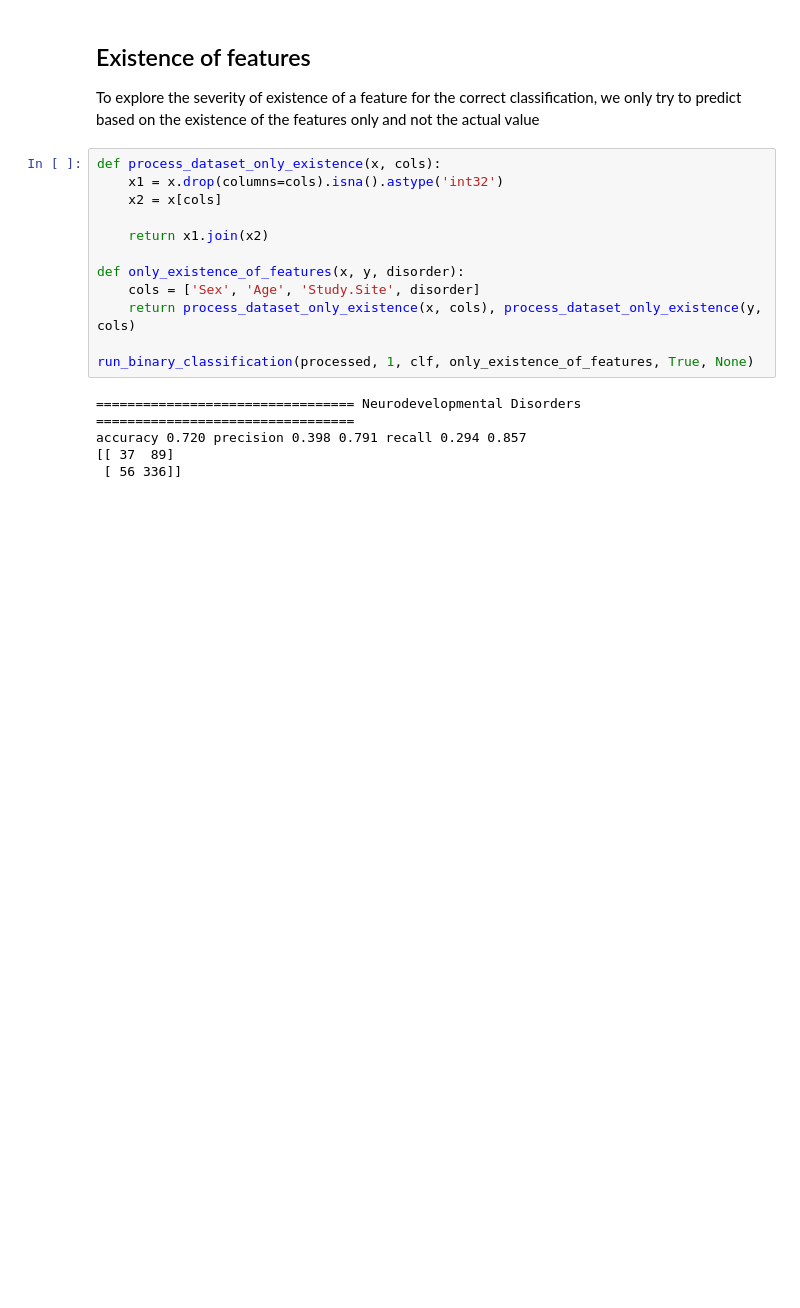
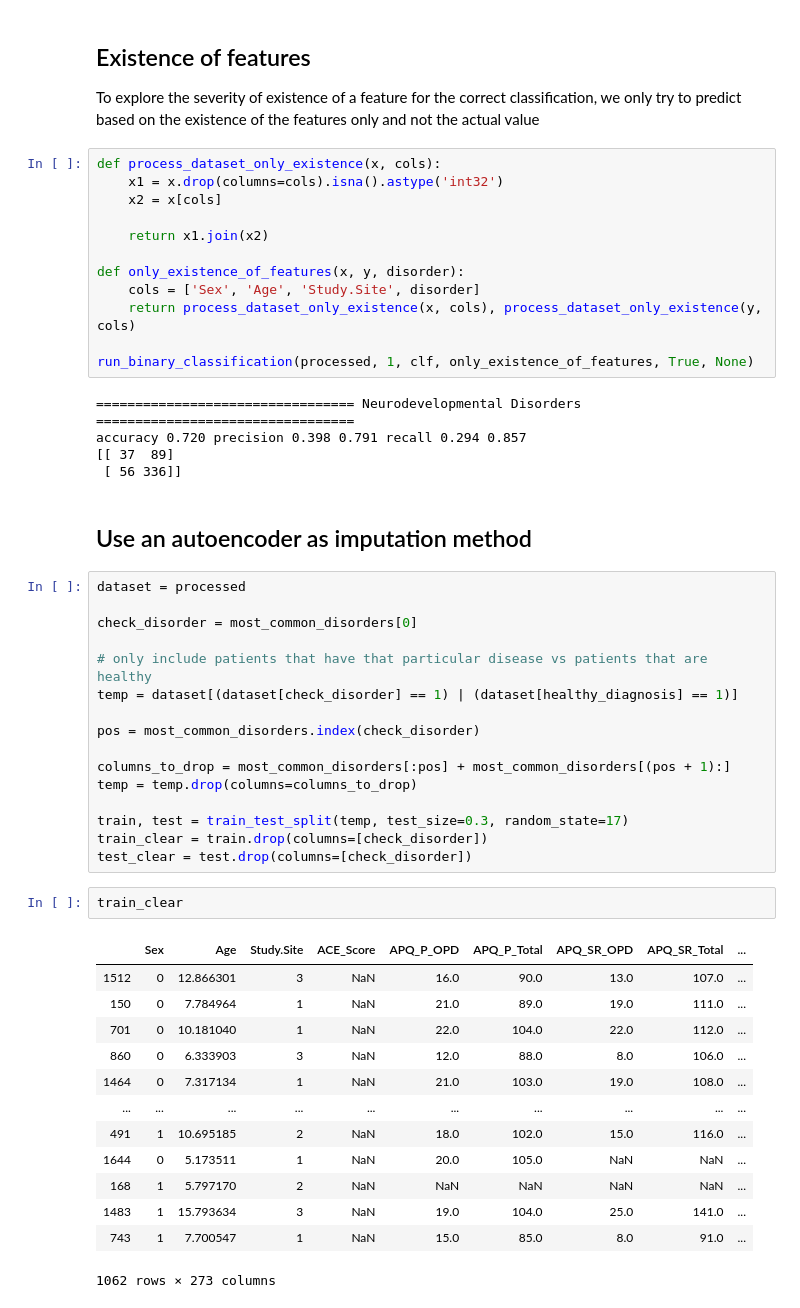
Before and after one commit to sanagno/psychiatry-mri-eeg, a Jupyter notebook: data_imputation.ipynb, the cells around one changed output. Saved outputs shown, nothing was run; the diff lists cells and outputs as text; blank space fills up the shorter version.

Commit message:
autoencoder as imputation method

```diff
--- a/data_imputation.ipynb
+++ b/data_imputation.ipynb
@@ -429,3 +429,37 @@ run_binary_classification(processed, 1, clf, only_existence_of_features, True, N
 accuracy 0.720 precision 0.398 0.791 recall 0.294 0.857
 [[ 37  89]
  [ 56 336]]
+# %% [markdown]
+## Use an autoencoder as imputation method
+# %%
+dataset = processed
+
+check_disorder = most_common_disorders[0]
+
+# only include patients that have that particular disease vs patients that are healthy
+temp = dataset[(dataset[check_disorder] == 1) | (dataset[healthy_diagnosis] == 1)]
+
+pos = most_common_disorders.index(check_disorder)
+
+columns_to_drop = most_common_disorders[:pos] + most_common_disorders[(pos + 1):]
+temp = temp.drop(columns=columns_to_drop)
+
+train, test = train_test_split(temp, test_size=0.3, random_state=17)
+train_clear = train.drop(columns=[check_disorder])
+test_clear = test.drop(columns=[check_disorder])
+# %%
+train_clear
+# %% [output]
+|  | Sex | Age | Study.Site | ACE_Score | APQ_P_OPD | APQ_P_Total | APQ_SR_OPD | APQ_SR_Total | ... |
+| 1512 | 0 | 12.866301 | 3 | NaN | 16.0 | 90.0 | 13.0 | 107.0 | ... |
+| 150 | 0 | 7.784964 | 1 | NaN | 21.0 | 89.0 | 19.0 | 111.0 | ... |
+| 701 | 0 | 10.181040 | 1 | NaN | 22.0 | 104.0 | 22.0 | 112.0 | ... |
+| 860 | 0 | 6.333903 | 3 | NaN | 12.0 | 88.0 | 8.0 | 106.0 | ... |
+| 1464 | 0 | 7.317134 | 1 | NaN | 21.0 | 103.0 | 19.0 | 108.0 | ... |
+| ... | ... | ... | ... | ... | ... | ... | ... | ... | ... |
+| 491 | 1 | 10.695185 | 2 | NaN | 18.0 | 102.0 | 15.0 | 116.0 | ... |
+| 1644 | 0 | 5.173511 | 1 | NaN | 20.0 | 105.0 | NaN | NaN | ... |
+| 168 | 1 | 5.797170 | 2 | NaN | NaN | NaN | NaN | NaN | ... |
+| 1483 | 1 | 15.793634 | 3 | NaN | 19.0 | 104.0 | 25.0 | 141.0 | ... |
+| 743 | 1 | 7.700547 | 1 | NaN | 15.0 | 85.0 | 8.0 | 91.0 | ... |
+1062 rows × 273 columns
```
Also changed, not shown: parts of 11 cells of this notebook, 1 other file.
